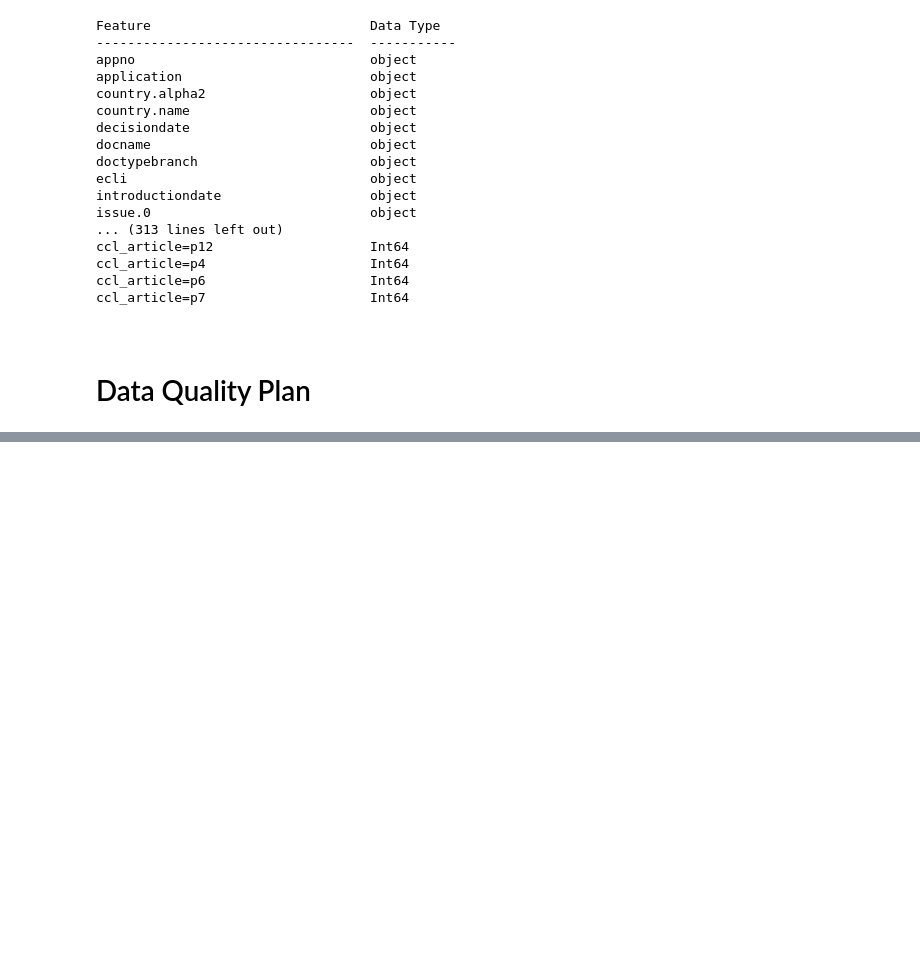
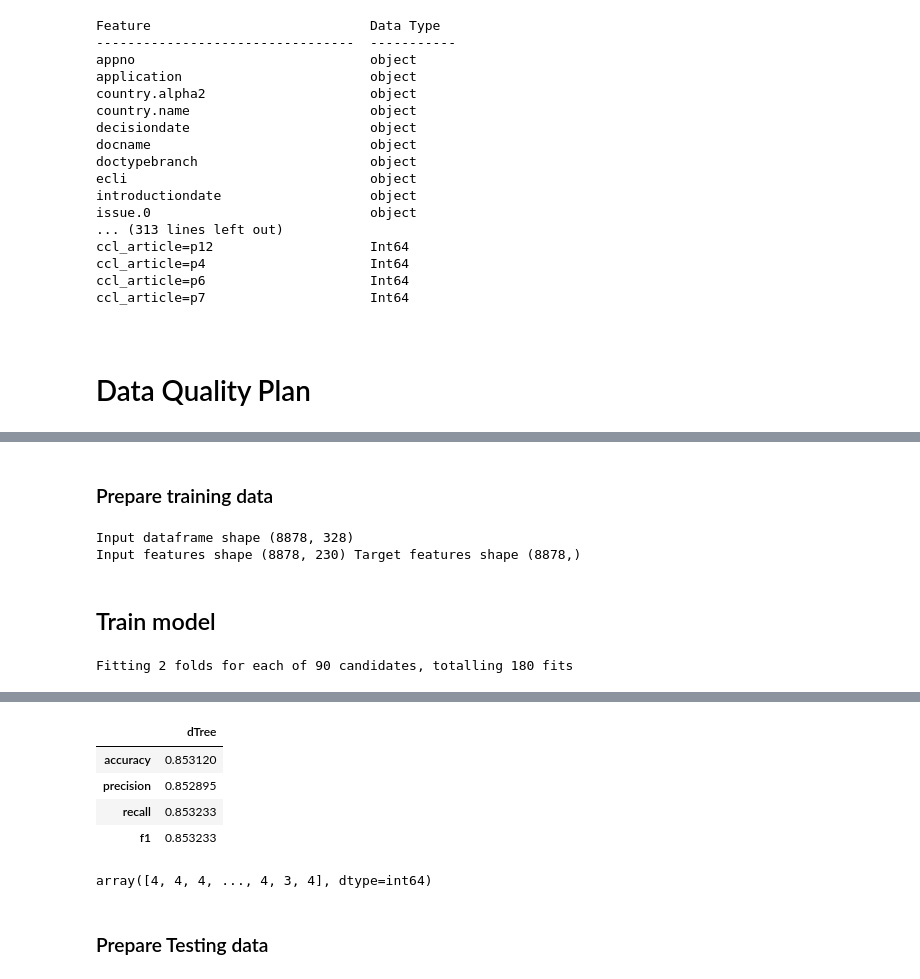
Before and after one commit to RasikKane/citizens_grievence, a Jupyter notebook: citizens_grievances/predict_importance_EDA.ipynb, the cells around one changed output, grey strips where cells are left out. Saved outputs shown, nothing was run; the diff lists cells and outputs as text; code cells hidden in the pictures; blank space fills up the shorter version.

```diff
--- a/citizens_grievances/predict_importance_EDA.ipynb
+++ b/citizens_grievances/predict_importance_EDA.ipynb
@@ -308,0 +470,26 @@ KeyError: 'Date of Birth'
+# %%
+data_pipe = Pipeline([
+    ("preprocessor", col_xform),
+    ("classifier", clf)])
+# %% [markdown]
+### Prepare training data
+# %%
+# copy of test dataset
+df_proc = df_train.copy(deep=True)
+# %%
+dropped_features = drop_features + duplicate_features
+# %%
+X,y = preprocess_data(df_proc, datetime_features, dropped_features, target=target_feature)
+print("Input dataframe shape",df_proc.shape)
+print("Input features shape", X.shape, "Target features shape", y.shape)
+# %% [output]
+Input dataframe shape (8878, 328)
+Input features shape (8878, 230) Target features shape (8878,)
+# %% [markdown]
+## Train model
+# %%
+# cv results and pipe with grid searched parameters
+result, train_pipe = cross_val(X, y, data_pipe, cvVal = 2, param_grid=param_grid)
+result
+# %% [output]
+Fitting 2 folds for each of 90 candidates, totalling 180 fits
@@ -308,0 +499,5 @@ KeyError: 'Date of Birth'
+|  | dTree |
+| accuracy | 0.853120 |
+| precision | 0.852895 |
+| recall | 0.853233 |
+| f1 | 0.853233 |
@@ -308,0 +506,6 @@ KeyError: 'Date of Birth'
+# %%
+model.predict(X)
+# %% [output]
+array([4, 4, 4, ..., 4, 3, 4], dtype=int64)
+# %% [markdown]
+### Prepare Testing data
```
Also changed, not shown: parts of 58 cells of this notebook, 5 other files.
